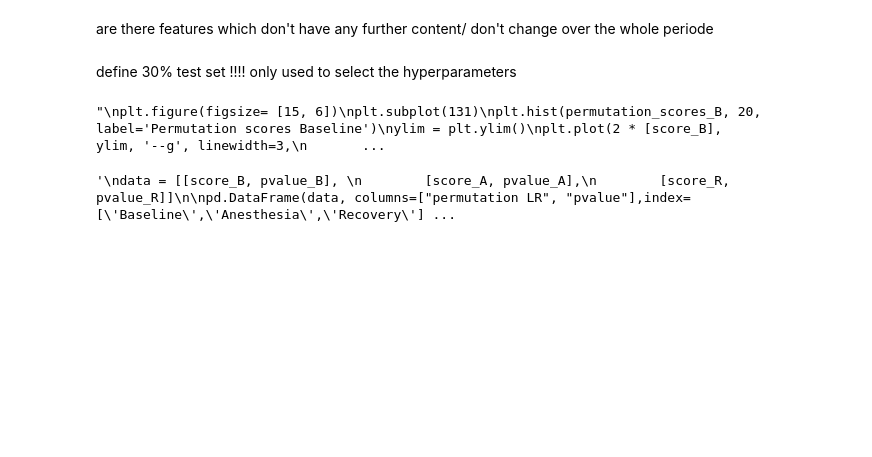
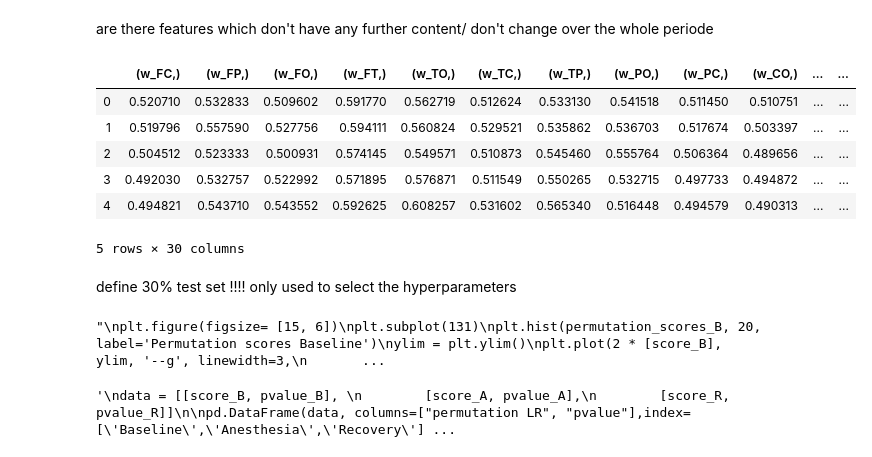
Before and after one commit to BIAPT/Scripts, a Jupyter notebook: DOC_Clustering/classifier_combined.ipynb, the cells around one changed output. Cells and saved outputs as stored; diff of their text form; code cells hidden in the pictures; blank space fills up the shorter version.

```diff
--- a/DOC_Clustering/classifier_combined.ipynb
+++ b/DOC_Clustering/classifier_combined.ipynb
@@ -30,3 +29,13 @@ Part_reco=['19','20','02','09']
+# %%
+X_Base.head()
+# %% [output]
+|  | (w_FC,) | (w_FP,) | (w_FO,) | (w_FT,) | (w_TO,) | (w_TC,) | (w_TP,) | (w_PO,) | (w_PC,) | (w_CO,) | ... | ... |
+| 0 | 0.520710 | 0.532833 | 0.509602 | 0.591770 | 0.562719 | 0.512624 | 0.533130 | 0.541518 | 0.511450 | 0.510751 | ... | ... |
+| 1 | 0.519796 | 0.557590 | 0.527756 | 0.594111 | 0.560824 | 0.529521 | 0.535862 | 0.536703 | 0.517674 | 0.503397 | ... | ... |
+| 2 | 0.504512 | 0.523333 | 0.500931 | 0.574145 | 0.549571 | 0.510873 | 0.545460 | 0.555764 | 0.506364 | 0.489656 | ... | ... |
+| 3 | 0.492030 | 0.532757 | 0.522992 | 0.571895 | 0.576871 | 0.511549 | 0.550265 | 0.532715 | 0.497733 | 0.494872 | ... | ... |
+| 4 | 0.494821 | 0.543710 | 0.543552 | 0.592625 | 0.608257 | 0.531602 | 0.565340 | 0.516448 | 0.494579 | 0.490313 | ... | ... |
+5 rows × 30 columns
 # %% [markdown]
 define 30% test set
 !!!! only used to select the hyperparameters
```
Also changed, not shown: parts of 22 cells of this notebook, 13 other files.
